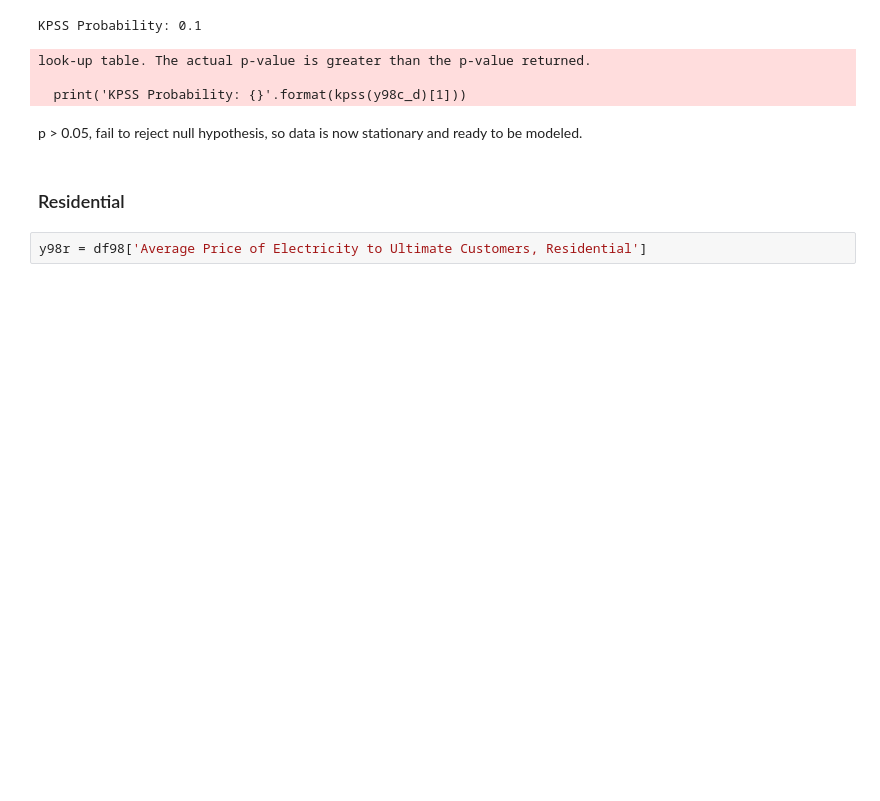
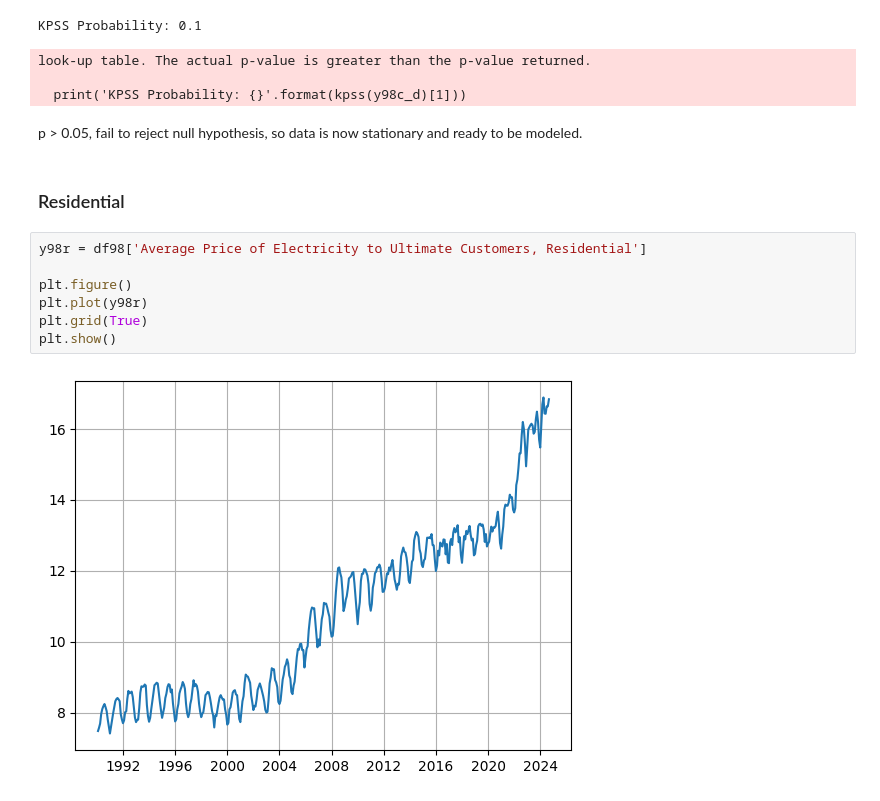
Before and after one commit to bktakacs/springboard_dsc_capstone3, a Jupyter notebook: dw-eda.ipynb, the cells around one changed output. Cells and saved outputs as stored; diff of their text form; blank space fills up the shorter version.

```diff
--- a/dw-eda.ipynb
+++ b/dw-eda.ipynb
@@ -265,3 +265,10 @@ p > 0.05, fail to reject null hypothesis, so data is now stationary and ready to
 ### Residential
 # %%
 y98r = df98['Average Price of Electricity to Ultimate Customers, Residential']
+
+plt.figure()
+plt.plot(y98r)
+plt.grid(True)
+plt.show()
+# %% [output]
+[figure, added]
```
Also changed, not shown: parts of 22 cells of this notebook.
